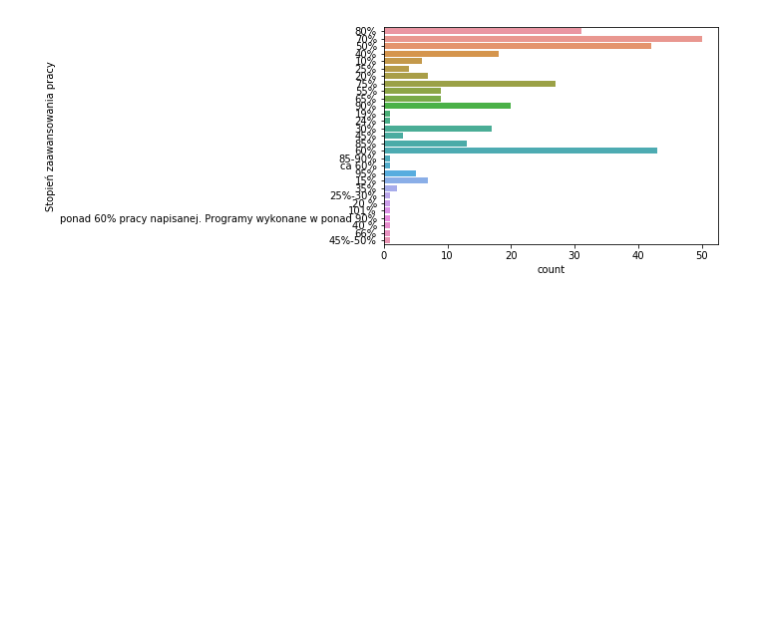
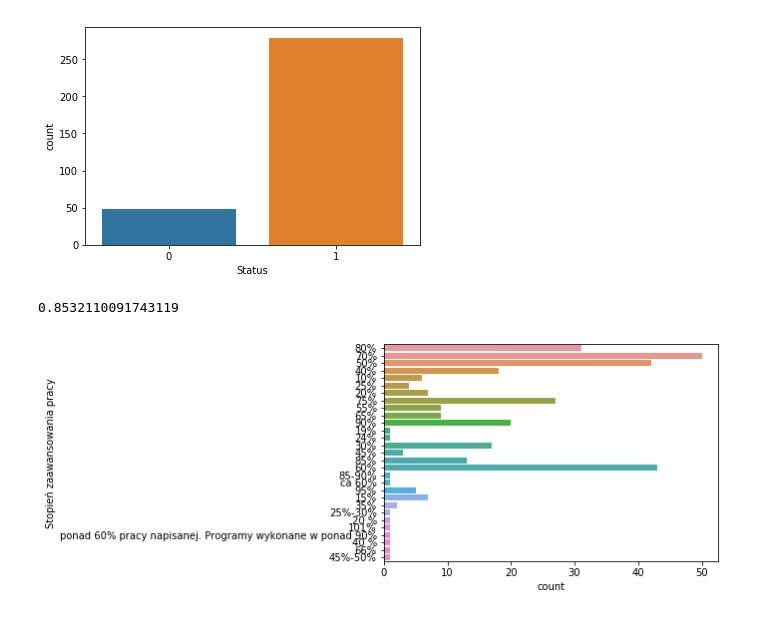
Before and after one commit to piwonskp/jean, a Jupyter notebook: jean/types/extension.ipynb, the cells around one changed output. Cells and saved outputs as stored; diff of their text form; code cells hidden in the pictures; blank space fills up the shorter version.

```diff
--- a/jean/types/extension.ipynb
+++ b/jean/types/extension.ipynb
@@ -25,3 +59,12 @@ See the caveats in the documentation: http://pandas.pydata.org/pandas-docs/stabl
+# %%
+_ = sns.countplot(extension['Status'])
+# %% [output]
+[figure, added]
+# %%
+base_precision = len(extension[extension['Status'] == 1].index) / len(extension.index)
+base_precision
+# %% [output]
+0.8532110091743119
 # %%
 _ = sns.countplot(y=extension['Stopień zaawansowania pracy'])
 # %% [output]
```
Also changed, not shown: parts of 19 cells of this notebook, 6 other files.
